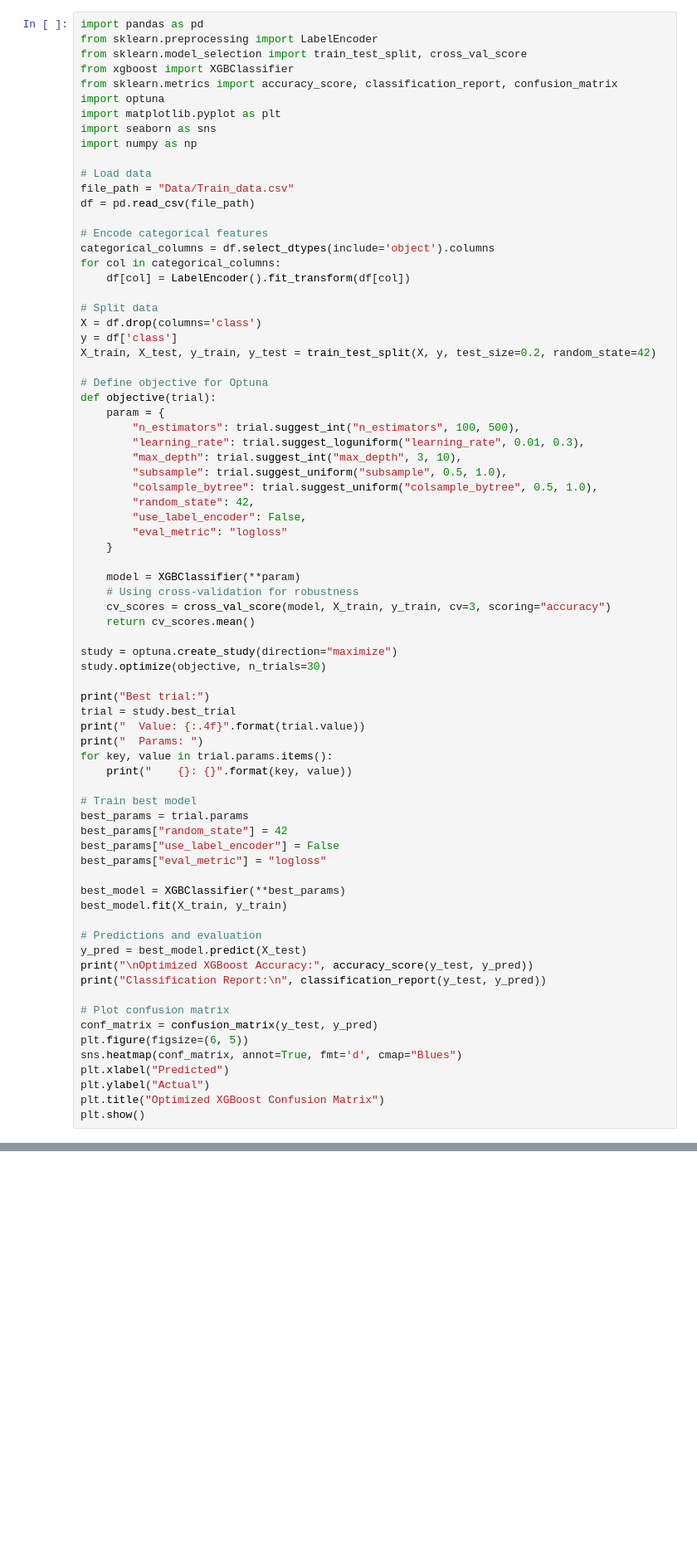
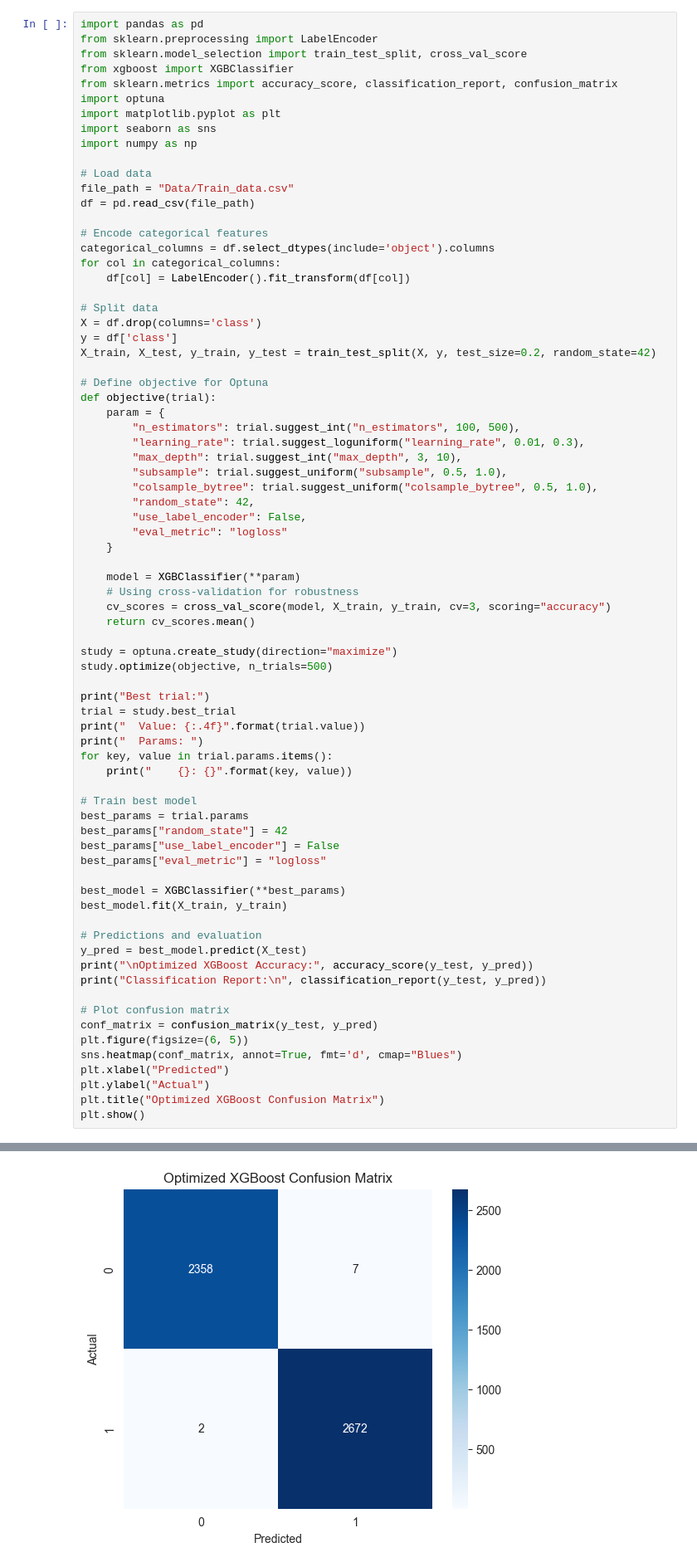
Before and after one commit to cstepgit/Intrusion-classifier, a Jupyter notebook: BestModel-XGBoost-Classifier.ipynb, the cells around one changed output, grey strips where cells are left out. Shown at 83% size. Cells and saved outputs as stored; diff of their text form; blank space fills up the shorter version.

Commit message:
added data visualizations

```diff
--- a/BestModel-XGBoost-Classifier.ipynb
+++ b/BestModel-XGBoost-Classifier.ipynb
@@ -42,7 +42,7 @@ def objective(trial):
     return cv_scores.mean()
 
 study = optuna.create_study(direction="maximize")
-study.optimize(objective, n_trials=30)
+study.optimize(objective, n_trials=500)
 
 print("Best trial:")
 trial = study.best_trial
@@ -73,3 +73,4 @@ plt.xlabel("Predicted")
 plt.ylabel("Actual")
 plt.title("Optimized XGBoost Confusion Matrix")
 plt.show()
+# %% [output]
@@ -75,0 +113 @@ plt.show()
+[figure, added]
```
Also changed, not shown: parts of 1 cell of this notebook, 2 other files.
